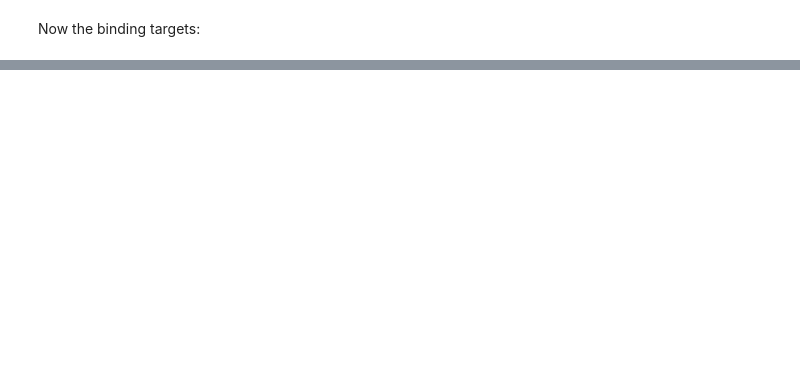
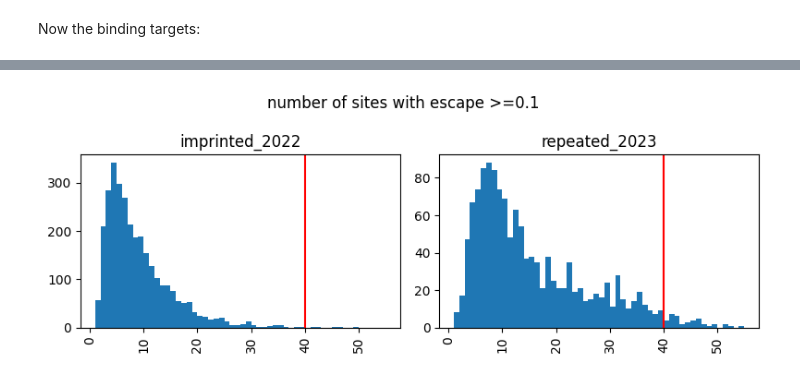
Before and after one commit to jbloomlab/SARS2-RBD-escape-calc, a Jupyter notebook: process_data.ipynb, the cells around one changed output, grey strips where cells are left out. Cells and saved outputs as stored; diff of their text form; code cells hidden in the pictures; blank space fills up the shorter version.

Commit message:
finish processing data

```diff
--- a/process_data.ipynb
+++ b/process_data.ipynb
@@ -140,0 +146,9 @@ Binding targets per antibody:
+# %%
+repeated_2023_escape = (
+    pd.read_csv("Cao_data/SARS-CoV-2-reinfection-DMS/antibody_dms_merge_clean.csv.gz")
+    .groupby(["antibody", "site"], as_index=False)
+    .aggregate(escape=pd.NamedAgg("mut_escape", "sum"))
+    .assign(study="repeated_2023")
+)
+
+repeated_2023_escape.sort_values("escape")
@@ -254,0 +285,9 @@ Binding targets per antibody:
+# %%
+imprinted_2022_escape = (
+    pd.read_csv("Cao_data/convergent_RBD_evolution/use_res_clean.csv")
+    .groupby(["antibody", "site"], as_index=False)
+    .aggregate(escape=pd.NamedAgg("mut_escape", "sum"))
+    .assign(study="imprinted_2022")
+)
+
+imprinted_2022_escape
@@ -421,0 +440,66 @@ Binding summary:
+# %%
+escape = (
+    pd.concat(
+        [
+            # get just antibodies from that study
+            escape_df.merge(antibody_source.query("study == @study")[["antibody"]])
+            for study, escape_df in [
+                ("repeated_2023", repeated_2023_escape),
+                ("imprinted_2022", imprinted_2022_escape),
+            ]
+        ],
+        ignore_index=True,
+    )
+    .assign(
+        escape=lambda x: (
+            x["escape"] / x.groupby(["antibody", "study"])["escape"].transform("max")
+        )
+    )
+)
+
+# get and plot sites with escape above 0.1, then eliminate antibodies with
+# too many sites of substantial escape
+sig_escape_threshold = 0.1  # plot sites with at least this much escape
+max_sig_sites = 40
+n_sig_escape = (
+    escape
+    .query("escape >= @sig_escape_threshold")
+    .groupby(["antibody", "study"], as_index=False)
+    .aggregate(n_sites=pd.NamedAgg("site", "nunique"))
+)
+
+ncols = 2
+nrows = int(math.ceil(n_sig_escape["study"].nunique()) / ncols)
+axes = n_sig_escape.hist(
+    column="n_sites",
+    by="study",
+    bins=range(1, n_sig_escape["n_sites"].max() + 1, 1),
+    grid=False,
+    layout=(nrows, ncols),
+    figsize=(4 * ncols, 3 * nrows),
+)
+for ax in axes:
+    ax.axvline(max_sig_sites, color="red")
+fig = plt.gcf()
+fig.suptitle(f"number of sites with escape >={sig_escape_threshold}")
+fig.tight_layout()
+plt.show(plt.gcf())
+
+# drop antibodies with too many sites of escape
+escape = (
+    escape
+    .merge(
+        n_sig_escape.query("n_sites <= @max_sig_sites")[["antibody", "study"]],
+        how="inner",
+        validate="many_to_one",
+    )
+)
+
+assert escape["antibody"].nunique() == len(escape.groupby(["antibody", "study"]))
+
+display(escape)
+
+print("Escape measurements for each study:")
+display(escape.groupby("study").aggregate(n=pd.NamedAgg("site", "count")))
+# %% [output]
+[figure, added]
```
Also changed, not shown: parts of 14 cells of this notebook, 4 other files.
